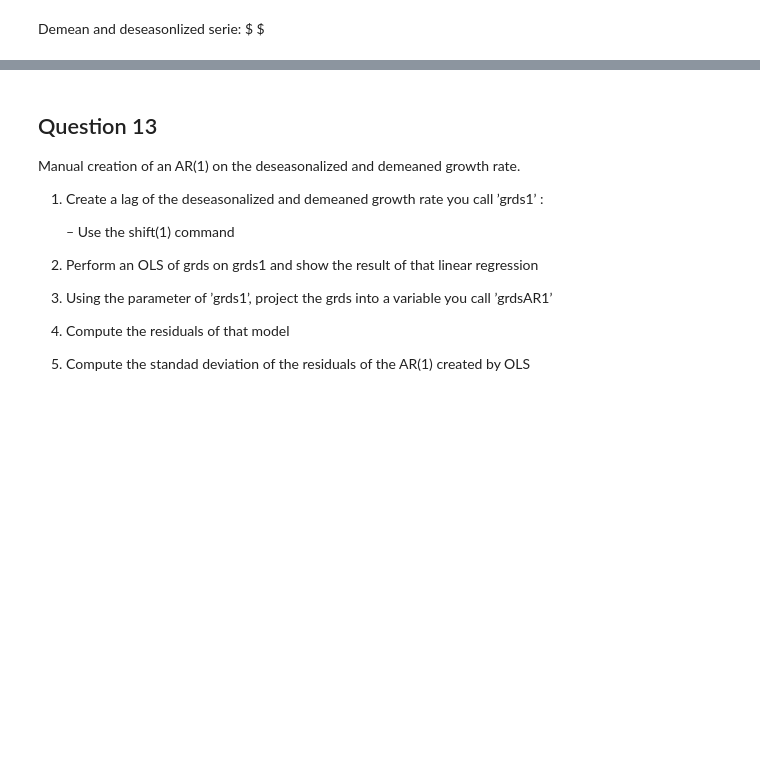
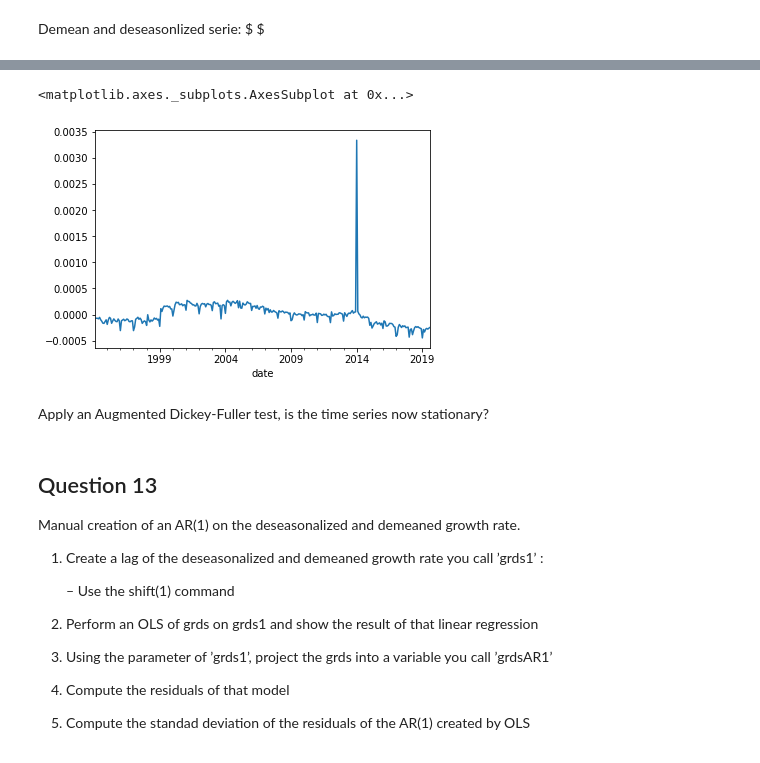
Before and after one commit to thomaspernet/PythonFinanceClass, a Jupyter notebook: QuantitativeFinance/Exam1.ipynb, the cells around one changed output, grey strips where cells are left out. Drawn from its saved outputs; the diff is of its cells as text; code cells hidden in the pictures; blank space fills up the shorter version.

```diff
--- a/QuantitativeFinance/Exam1.ipynb
+++ b/QuantitativeFinance/Exam1.ipynb
@@ -651,4 +667,4 @@ Demean and deseasonlized serie: $ $
 # %%
 df['grds'] = (df.popFds - df.popFds.shift(1)) / df.popFds.shift(1) - \
     ((df.popFds - df.popFds.shift(1)) / df.popFds.shift(1)).mean()
-df = df.dropna()
+#df = df.dropna()
@@ -655,2 +683,7 @@ df = df.dropna()
 # %%
-df.grds.plot()
+df['grds'].plot()
+# %% [output]
+<matplotlib.axes._subplots.AxesSubplot at 0x...>
+[figure, added]
+# %% [markdown]
+Apply an Augmented Dickey-Fuller test, is the time series now stationary?
```
Also changed, not shown: parts of 18 cells of this notebook.
